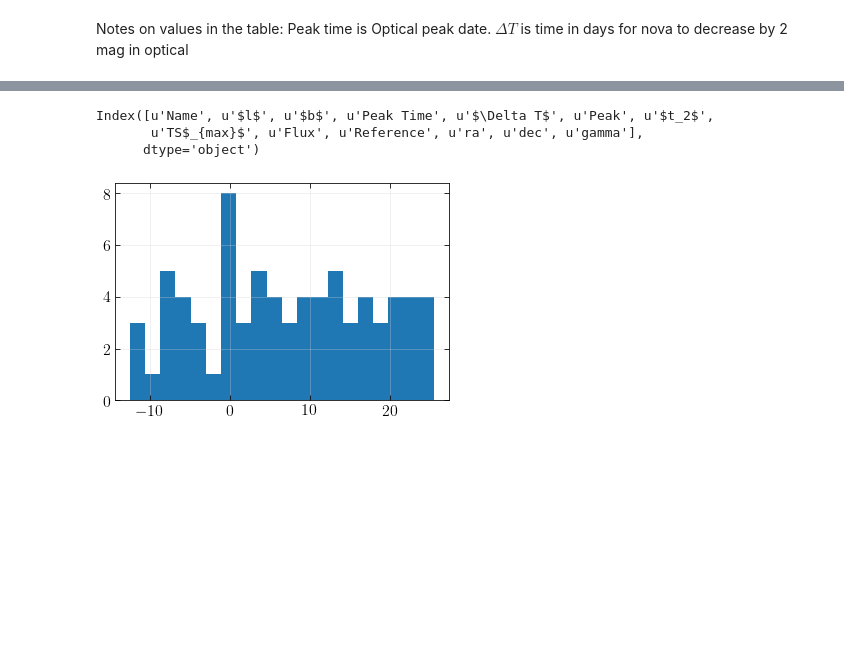
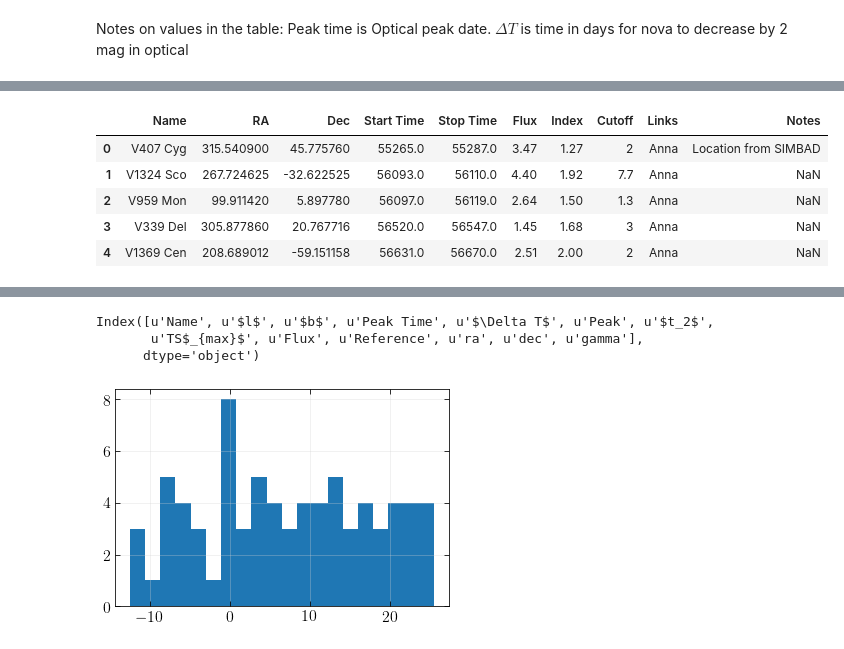
Before and after one commit to apizzuto/Novae, a Jupyter notebook: python3/notebooks/ReadNovaList.ipynb, the cells around one changed output, grey strips where cells are left out. Drawn from its saved outputs; the diff is of its cells as text; code cells hidden in the pictures; blank space fills up the shorter version.

```diff
--- a/python3/notebooks/ReadNovaList.ipynb
+++ b/python3/notebooks/ReadNovaList.ipynb
@@ -61,3 +72,14 @@ df[~df['gamma']]
+# %%
+gamma_df = pd.read_csv('/home/apizzuto/Nova/gamma_ray_novae.csv')
+gamma_coords = SkyCoord(gamma_df['RA'], gamma_df['Dec'], unit='deg')
+gamma_df.head()
+# %% [output]
+|  | Name | RA | Dec | Start Time | Stop Time | Flux | Index | Cutoff | Links | Notes |
+| 0 | V407 Cyg | 315.540900 | 45.775760 | 55265.0 | 55287.0 | 3.47 | 1.27 | 2 | Anna | Location from SIMBAD |
+| 1 | V1324 Sco | 267.724625 | -32.622525 | 56093.0 | 56110.0 | 4.40 | 1.92 | 7.7 | Anna | NaN |
+| 2 | V959 Mon | 99.911420 | 5.897780 | 56097.0 | 56119.0 | 2.64 | 1.50 | 1.3 | Anna | NaN |
+| 3 | V339 Del | 305.877860 | 20.767716 | 56520.0 | 56547.0 | 1.45 | 1.68 | 3 | Anna | NaN |
+| 4 | V1369 Cen | 208.689012 | -59.151158 | 56631.0 | 56670.0 | 2.51 | 2.00 | 2 | Anna | NaN |
 # %%
 fig = plt.figure(figsize=(8,4), dpi=200, facecolor='w')
 
```
Also changed, not shown: parts of 7 cells of this notebook, 3 other files.
